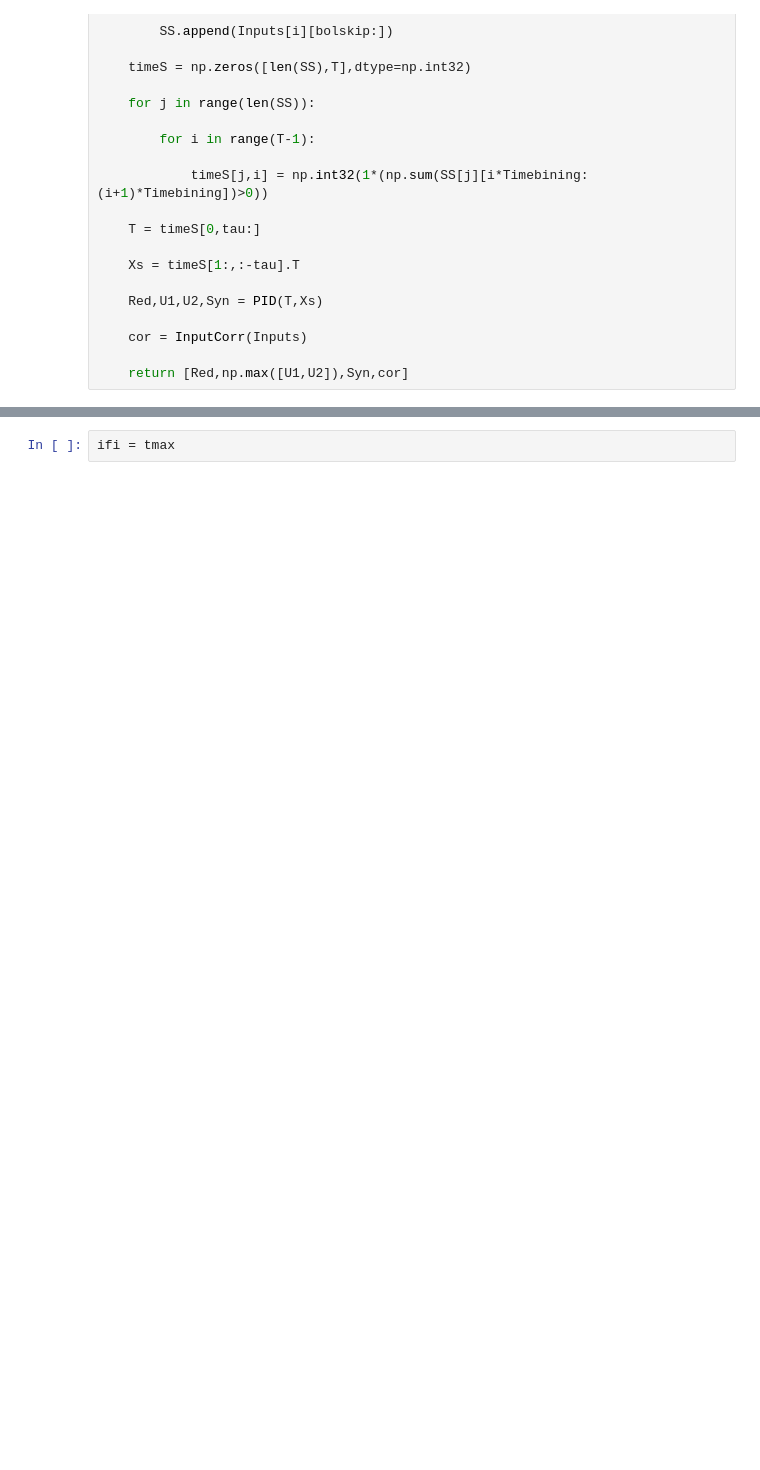
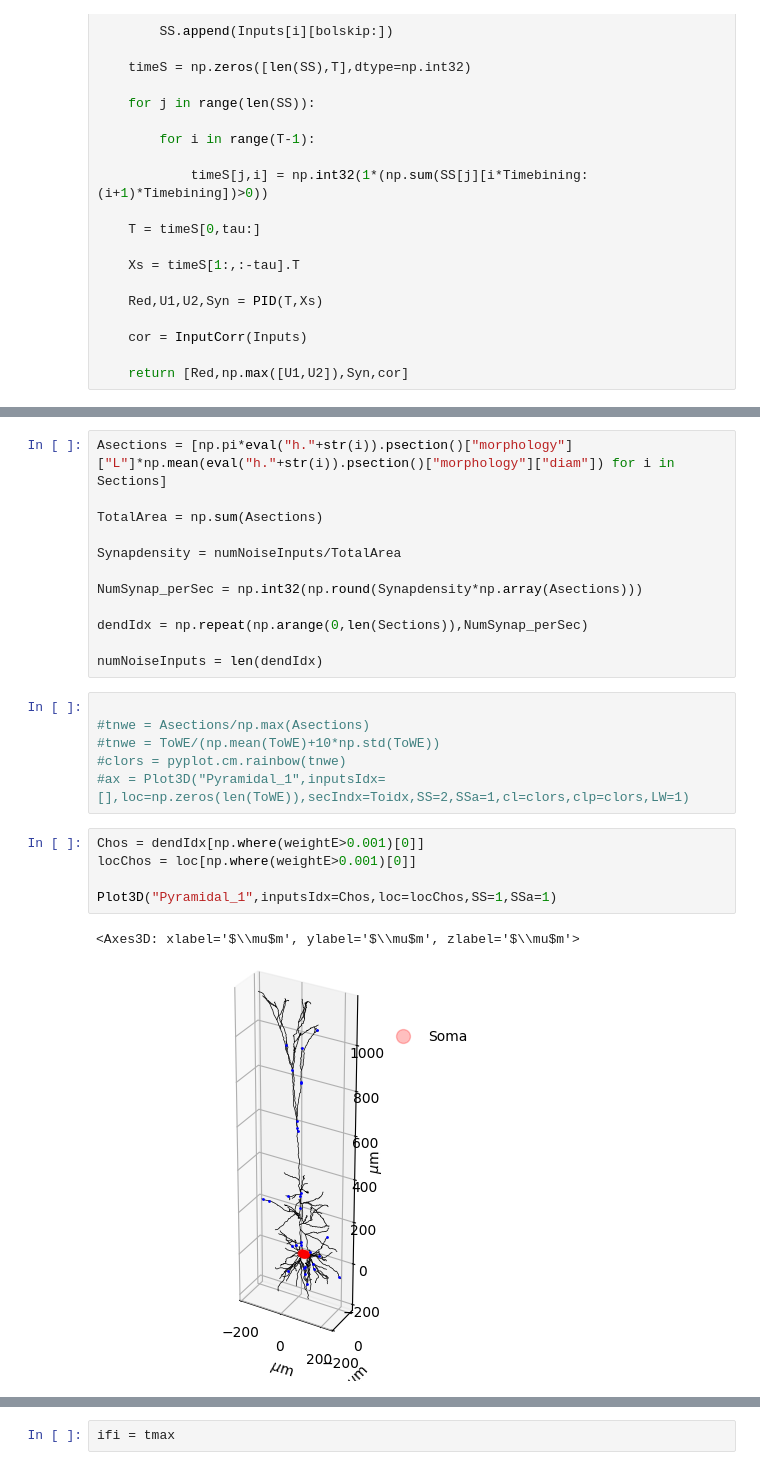
Before and after one commit to hannatolle/synergisticDendrites, a Jupyter notebook: NeuronClass_Edu.ipynb, the cells around one changed output, grey strips where cells are left out. Drawn from its saved outputs; the diff is of its cells as text; blank space fills up the shorter version.

```diff
--- a/NeuronClass_Edu.ipynb
+++ b/NeuronClass_Edu.ipynb
@@ -468,0 +886,26 @@ dendIdx = Select_Noise_sections(List,Sections,Cell=CellName,numNoiseInputs=numNo
+# %%
+Asections = [np.pi*eval("h."+str(i)).psection()["morphology"]["L"]*np.mean(eval("h."+str(i)).psection()["morphology"]["diam"]) for i in Sections]
+
+TotalArea = np.sum(Asections)
+
+Synapdensity = numNoiseInputs/TotalArea
+
+NumSynap_perSec = np.int32(np.round(Synapdensity*np.array(Asections)))
+
+dendIdx = np.repeat(np.arange(0,len(Sections)),NumSynap_perSec)
+
+numNoiseInputs = len(dendIdx)
+# %%
+
+#tnwe = Asections/np.max(Asections)
+#tnwe = ToWE/(np.mean(ToWE)+10*np.std(ToWE))
+#clors = pyplot.cm.rainbow(tnwe)
+#ax = Plot3D("Pyramidal_1",inputsIdx=[],loc=np.zeros(len(ToWE)),secIndx=Toidx,SS=2,SSa=1,cl=clors,clp=clors,LW=1)
+# %%
+Chos = dendIdx[np.where(weightE>0.001)[0]]
+locChos = loc[np.where(weightE>0.001)[0]]
+
+Plot3D("Pyramidal_1",inputsIdx=Chos,loc=locChos,SS=1,SSa=1)
+# %% [output]
+<Axes3D: xlabel='$\\mu$m', ylabel='$\\mu$m', zlabel='$\\mu$m'>
+[figure, added]
```
Also changed, not shown: parts of 79 cells of this notebook.
